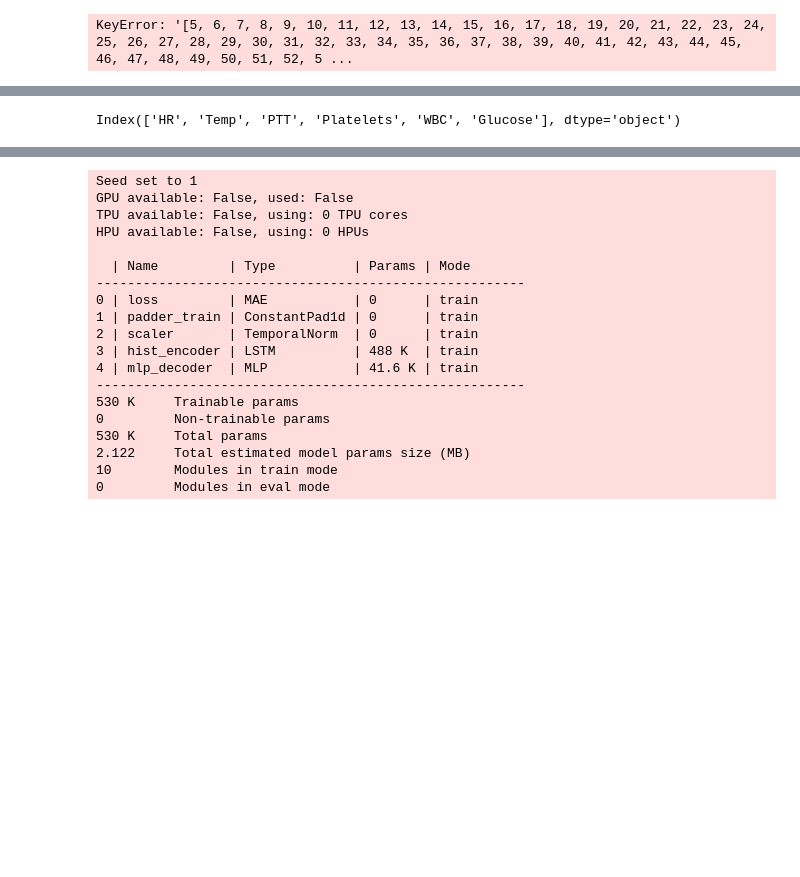
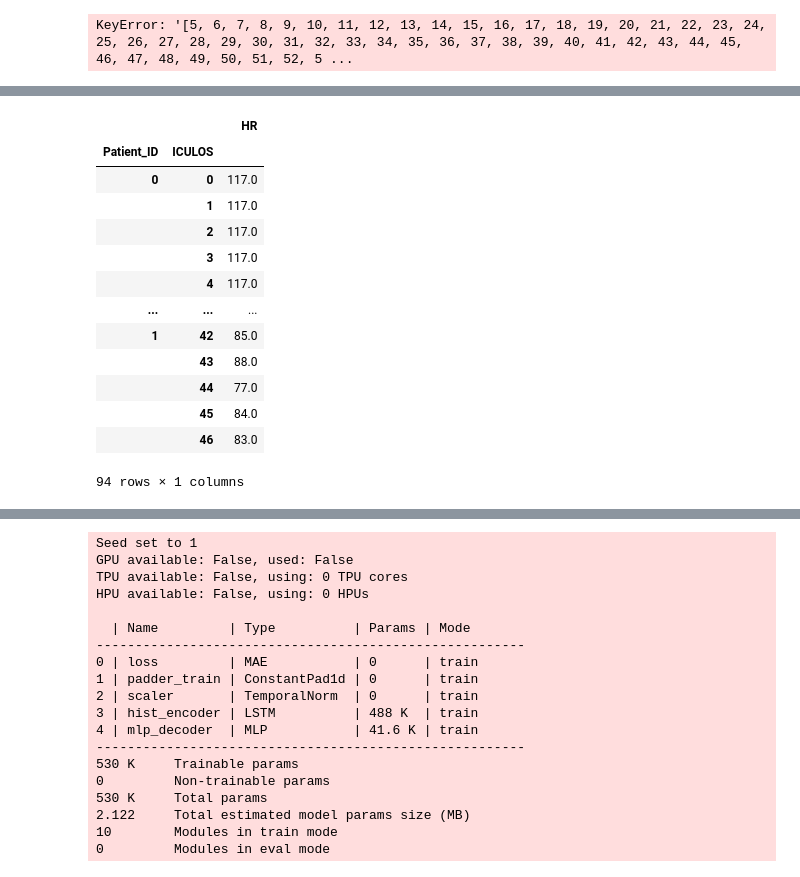
Before and after one commit to emsyoungg/sepsis_forecasting, a Jupyter notebook: LSTM/Main_LSTM.ipynb, the cells around one changed output, grey strips where cells are left out. Cells and saved outputs as stored; diff of their text form; code cells hidden in the pictures; blank space fills up the shorter version.

Commit message:
indexing problem

```diff
--- a/LSTM/Main_LSTM.ipynb
+++ b/LSTM/Main_LSTM.ipynb
@@ -253,4 +267,17 @@ Patient 3: Dropping — constant columns found
 # %%
-exogenous_df_train.columns
+y_train
 # %% [output]
+|  |  | HR |
+| Patient_ID | ICULOS |  |
+| 0 | 0 | 117.0 |
+|  | 1 | 117.0 |
+|  | 2 | 117.0 |
+|  | 3 | 117.0 |
+|  | 4 | 117.0 |
+| ... | ... | ... |
+| 1 | 42 | 85.0 |
+|  | 43 | 88.0 |
+|  | 44 | 77.0 |
+|  | 45 | 84.0 |
+|  | 46 | 83.0 |
-Index(['HR', 'Temp', 'PTT', 'Platelets', 'WBC', 'Glucose'], dtype='object')
+94 rows × 1 columns
```
Also changed, not shown: parts of 13 cells of this notebook, 3 other files.
